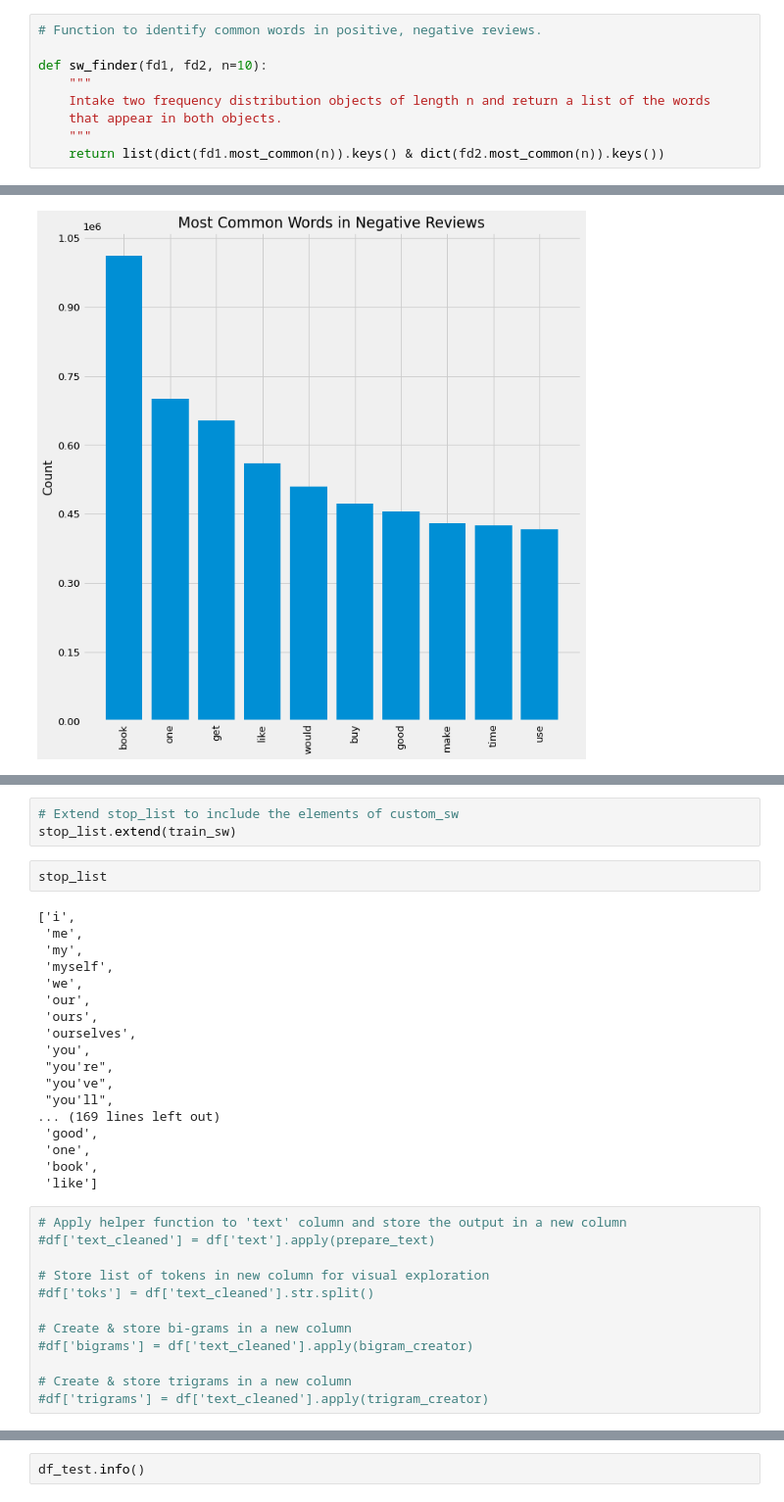
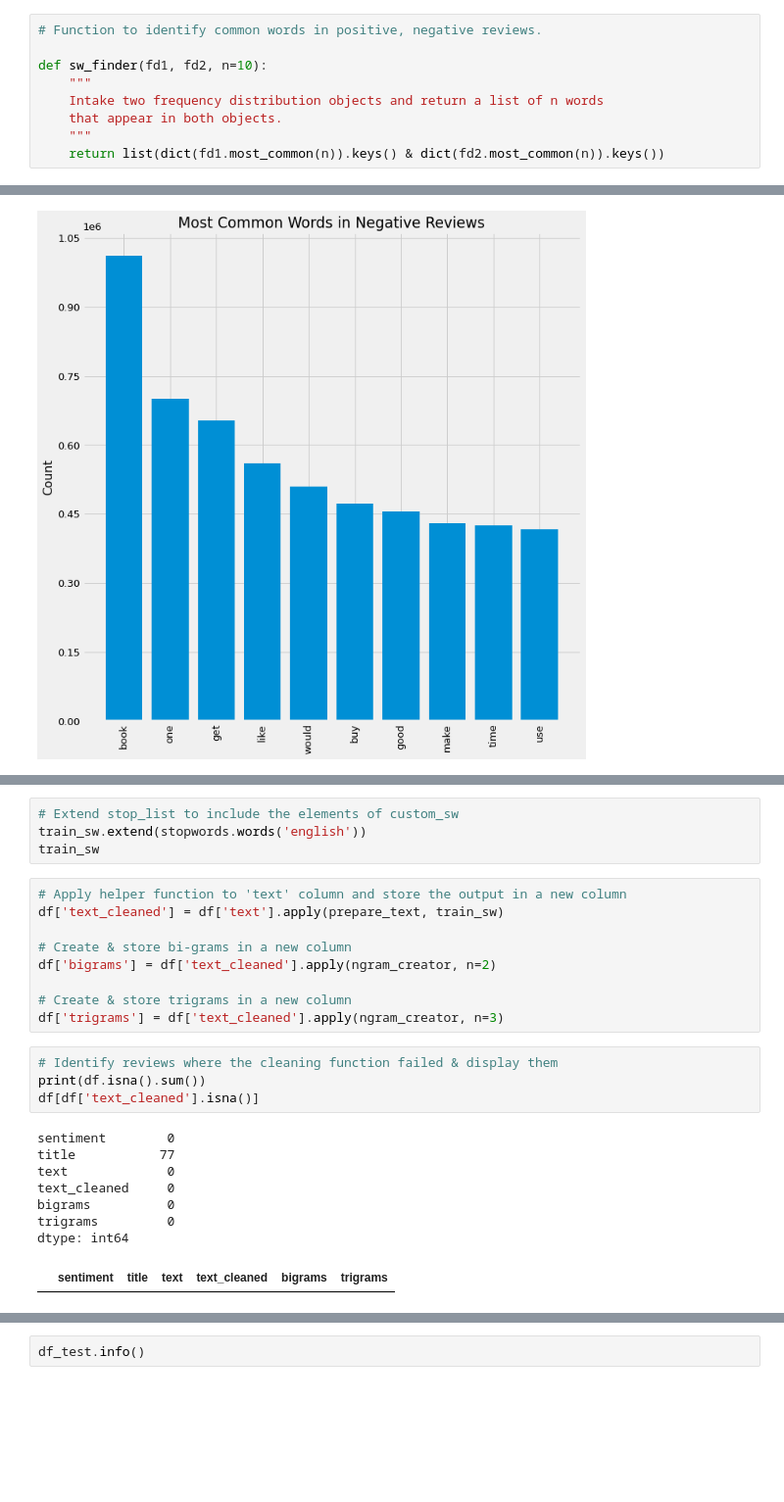
Before and after one commit to ThomasHChapman/classifying_user_reviews, a Jupyter notebook: working_notebooks/preprocessing_nb.ipynb, the cells around one changed output, grey strips where cells are left out. Shown at 98% size. Drawn from its saved outputs; the diff is of its cells as text; blank space fills up the shorter version.

```diff
--- a/working_notebooks/preprocessing_nb.ipynb
+++ b/working_notebooks/preprocessing_nb.ipynb
@@ -182,7 +186,7 @@ def visualize_top_n(freq_dist, title, n=10):
 
 def sw_finder(fd1, fd2, n=10):
     """
-    Intake two frequency distribution objects of length n and return a list of the words
+    Intake two frequency distribution objects and return a list of n words
     that appear in both objects.
     """
     return list(dict(fd1.most_common(n)).keys() & dict(fd2.most_common(n)).keys())
@@ -261,37 +262,28 @@ train_sw
 # %%
 # Extend stop_list to include the elements of custom_sw
-stop_list.extend(train_sw)
+train_sw.extend(stopwords.words('english'))
+train_sw
-# %%
-stop_list
-# %% [output]
-['i',
- 'me',
- 'my',
- 'myself',
- 'we',
- 'our',
- 'ours',
- 'ourselves',
- 'you',
- "you're",
- "you've",
- "you'll",
-... (169 lines left out)
- 'good',
- 'one',
- 'book',
- 'like']
 # %%
 # Apply helper function to 'text' column and store the output in a new column
-#df['text_cleaned'] = df['text'].apply(prepare_text)
-
-# Store list of tokens in new column for visual exploration
-#df['toks'] = df['text_cleaned'].str.split()
+df['text_cleaned'] = df['text'].apply(prepare_text, train_sw)
 
 # Create & store bi-grams in a new column
-#df['bigrams'] = df['text_cleaned'].apply(bigram_creator)
+df['bigrams'] = df['text_cleaned'].apply(ngram_creator, n=2)
 
 # Create & store trigrams in a new column
-#df['trigrams'] = df['text_cleaned'].apply(trigram_creator)
+df['trigrams'] = df['text_cleaned'].apply(ngram_creator, n=3)
+# %%
+# Identify reviews where the cleaning function failed & display them
+print(df.isna().sum())
+df[df['text_cleaned'].isna()]
+# %% [output]
+sentiment        0
+title           77
+text             0
+text_cleaned     0
+bigrams          0
+trigrams         0
+dtype: int64
+|  | sentiment | title | text | text_cleaned | bigrams | trigrams |
 # %%
 # Create new dataframe with cleaned text and sentiment, save to csv.
```
Also changed, not shown: parts of 41 cells of this notebook.
